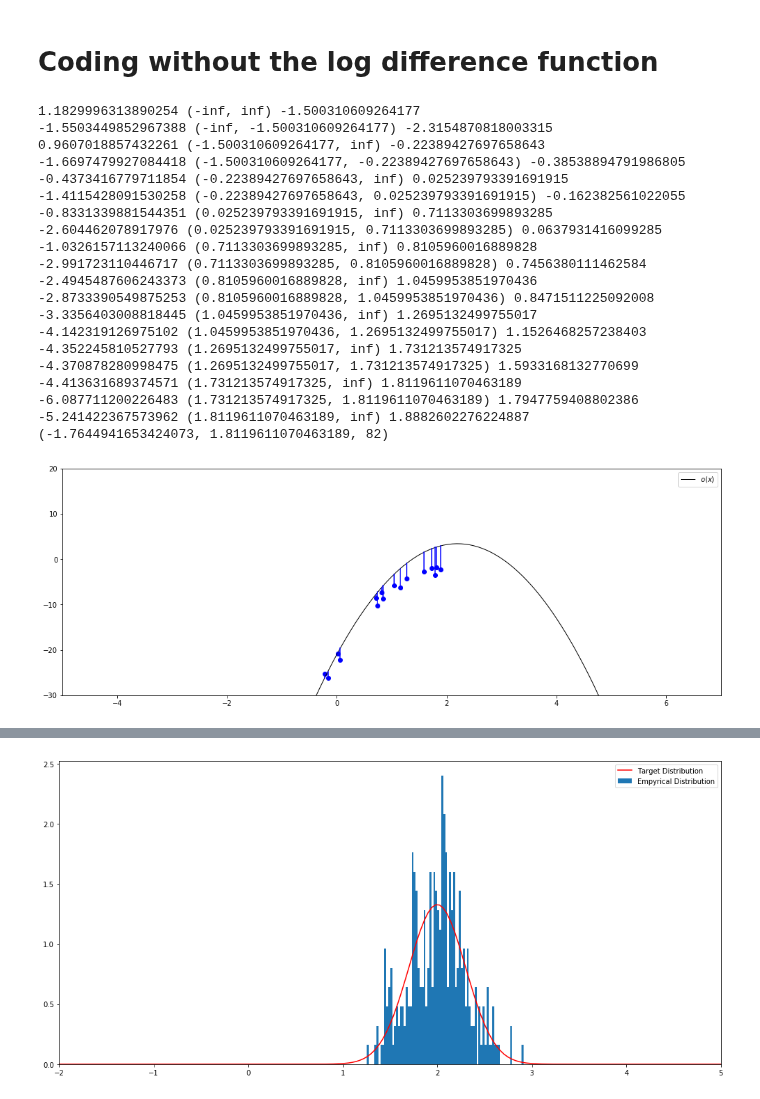
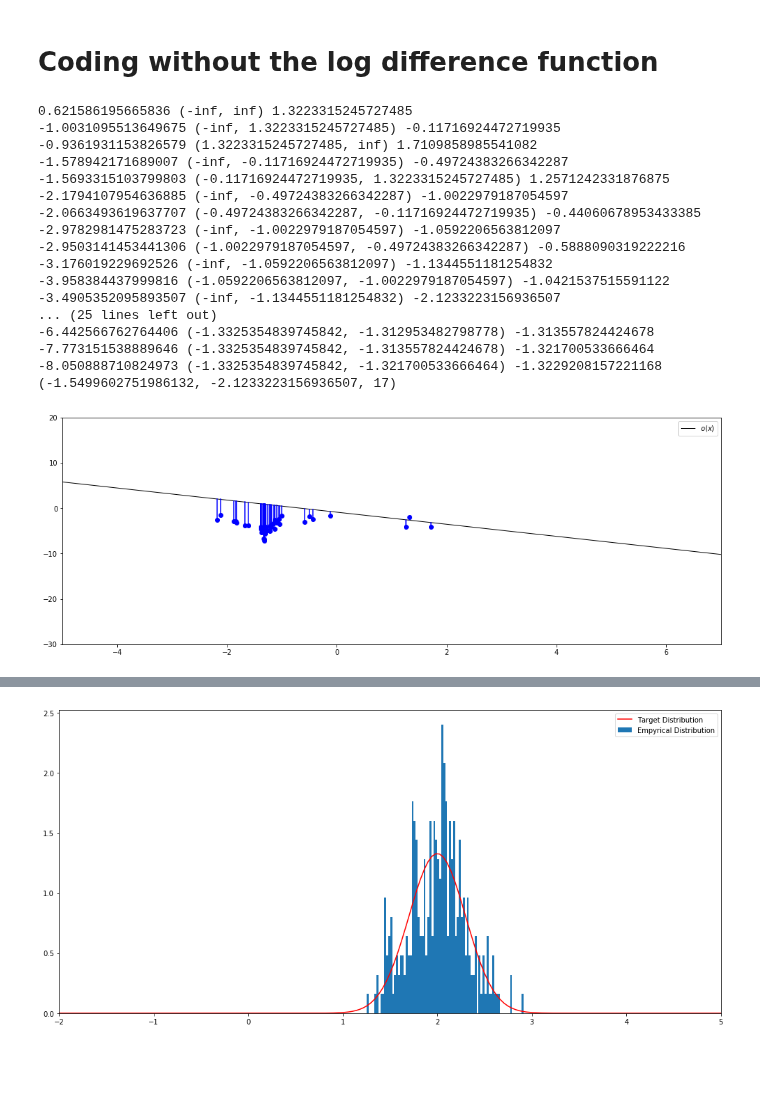
Before and after one commit to gergely-flamich/miracle-compression, a Jupyter notebook: code/compression/A-star-sampling.ipynb, the cells around one changed output, grey strips where cells are left out. Drawn from its saved outputs; the diff is of its cells as text; code cells hidden in the pictures; blank space fills up the shorter version.

```diff
--- a/code/compression/A-star-sampling.ipynb
+++ b/code/compression/A-star-sampling.ipynb
@@ -782,8 +782,8 @@ def bounded_rejection_sample_with_list(prop_list, low, high):
 mu_prop = 0.
 sigma_prop = 1.
 
-mu_target = 2
-sigma_target = 0.3
+mu_target = -1.33120131
+sigma_target = .99985516
 
 xs = np.linspace(-5, 7, 300)
 
@@ -800,54 +800,52 @@ normal_tree = IntervalTree()
 for i in range(2**num_samples_pow):
     normal_tree.add(normal_approx_samp_block[i, 0])
 
 log_diff = lambda x: normal_normal_log_diff(x, mu_prop, sigma_prop, mu_target, sigma_target)
 
 plt.figure(figsize=(17, 6))
 plt.plot(xs, log_diff(xs), color='k', label="$o(x)$", linewidth=1)
 
 res = a_star_sample_(prop_samp=lambda: norm.ppf(np.random.uniform()),
                      prop_log_mass=lambda a, b: np.log(norm.cdf(b) - norm.cdf(a)),
                      log_diff=log_diff,
                      region_bound=lambda a, b: normal_normal_region_bound(a,
                                                                          b,
                                                                          mu_prop,
                                                                          sigma_prop,
                                                                          mu_target,
                                                                          sigma_target),
                      samp_tree=normal_tree,
                      samp_list=None,#normal_approx_samp_block[:, 0],
                      seed=None,
+                     eps=1e-2,
                      verbose=True)
 
 plt.legend()
 plt.ylim([-30, 20])
 plt.xlim([-5, 7])
 
 lb, sample, idx = res
 
 print(res)
 # %% [output]
-1.1829996313890254 (-inf, inf) -1.500310609264177
--1.5503449852967388 (-inf, -1.500310609264177) -2.3154870818003315
-0.9607018857432261 (-1.500310609264177, inf) -0.22389427697658643
--1.6697479927084418 (-1.500310609264177, -0.22389427697658643) -0.38538894791986805
--0.4373416779711854 (-0.22389427697658643, inf) 0.025239793391691915
--1.4115428091530258 (-0.22389427697658643, 0.025239793391691915) -0.162382561022055
--0.8331339881544351 (0.025239793391691915, inf) 0.7113303699893285
--2.604462078917976 (0.025239793391691915, 0.7113303699893285) 0.0637931416099285
--1.0326157113240066 (0.7113303699893285, inf) 0.8105960016889828
--2.991723110446717 (0.7113303699893285, 0.8105960016889828) 0.7456380111462584
--2.4945487606243373 (0.8105960016889828, inf) 1.0459953851970436
--2.8733390549875253 (0.8105960016889828, 1.0459953851970436) 0.8471511225092008
--3.3356403008818445 (1.0459953851970436, inf) 1.2695132499755017
--4.142319126975102 (1.0459953851970436, 1.2695132499755017) 1.1526468257238403
--4.352245810527793 (1.2695132499755017, inf) 1.731213574917325
--4.370878280998475 (1.2695132499755017, 1.731213574917325) 1.5933168132770699
--4.413631689374571 (1.731213574917325, inf) 1.8119611070463189
--6.087711200226483 (1.731213574917325, 1.8119611070463189) 1.7947759408802386
--5.241422367573962 (1.8119611070463189, inf) 1.8882602276224887
-(-1.7644941653424073, 1.8119611070463189, 82)
+0.621586195665836 (-inf, inf) 1.3223315245727485
+-1.0031095513649675 (-inf, 1.3223315245727485) -0.11716924472719935
+-0.9361931153826579 (1.3223315245727485, inf) 1.7109858985541082
+-1.578942171689007 (-inf, -0.11716924472719935) -0.49724383266342287
+-1.5693315103799803 (-0.11716924472719935, 1.3223315245727485) 1.2571242331876875
+-2.1794107954636885 (-inf, -0.49724383266342287) -1.0022979187054597
+-2.0663493619637707 (-0.49724383266342287, -0.11716924472719935) -0.44060678953433385
+-2.9782981475283723 (-inf, -1.0022979187054597) -1.0592206563812097
+-2.9503141453441306 (-1.0022979187054597, -0.49724383266342287) -0.5888090319222216
+-3.176019229692526 (-inf, -1.0592206563812097) -1.1344551181254832
+-3.958384437999816 (-1.0592206563812097, -1.0022979187054597) -1.0421537515591122
+-3.4905352095893507 (-inf, -1.1344551181254832) -2.1233223156936507
+... (25 lines left out)
+-6.442566762764406 (-1.3325354839745842, -1.312953482798778) -1.313557824424678
+-7.773151538889646 (-1.3325354839745842, -1.313557824424678) -1.321700533666464
+-8.050888710824973 (-1.3325354839745842, -1.321700533666464) -1.3229208157221168
+(-1.5499602751986132, -2.1233223156936507, 17)
-[figure, old version]
+[figure, new version]
 # %%
 # for reproducibility
 np.random.seed(4)
```
Also changed, not shown: parts of 1 cell of this notebook, 4 other files.
